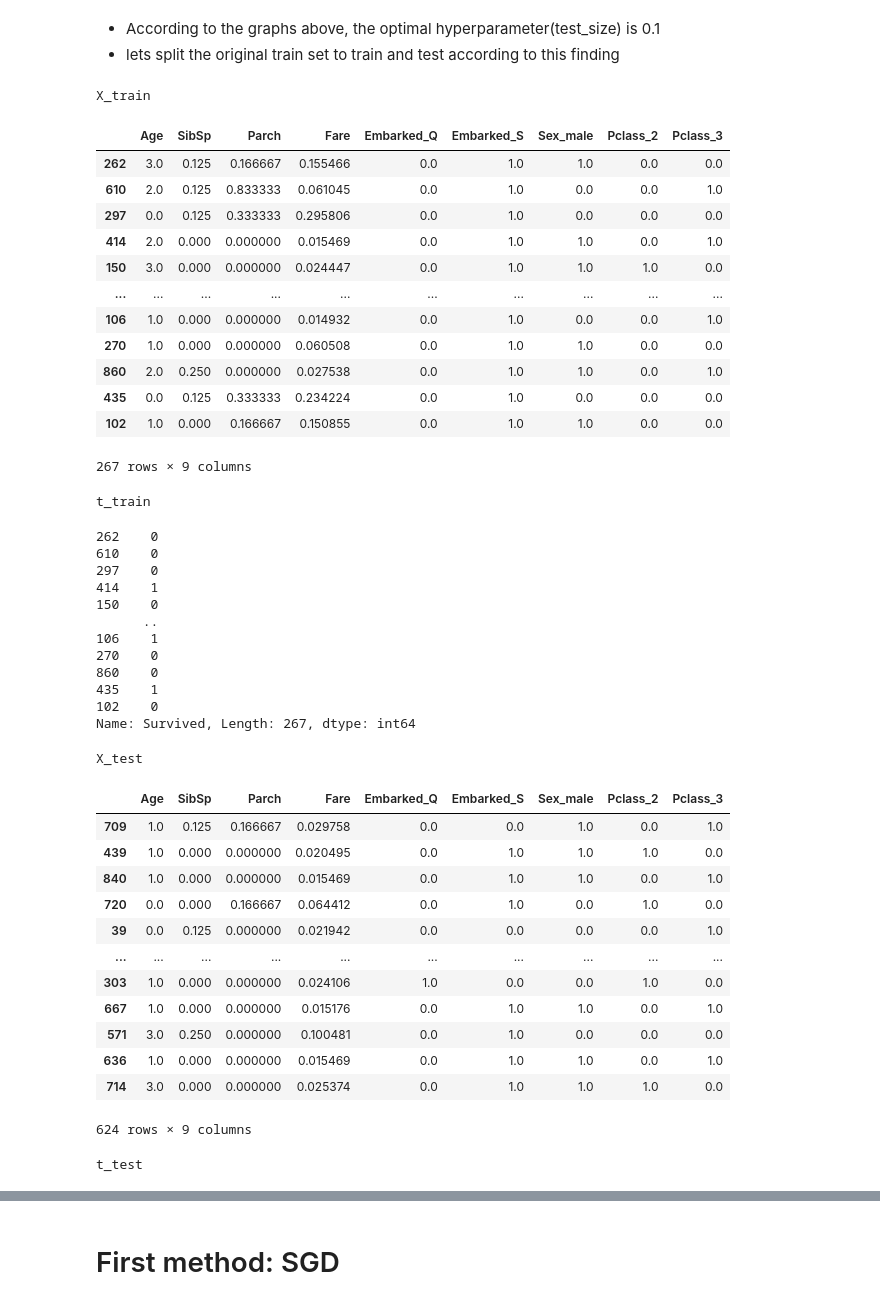
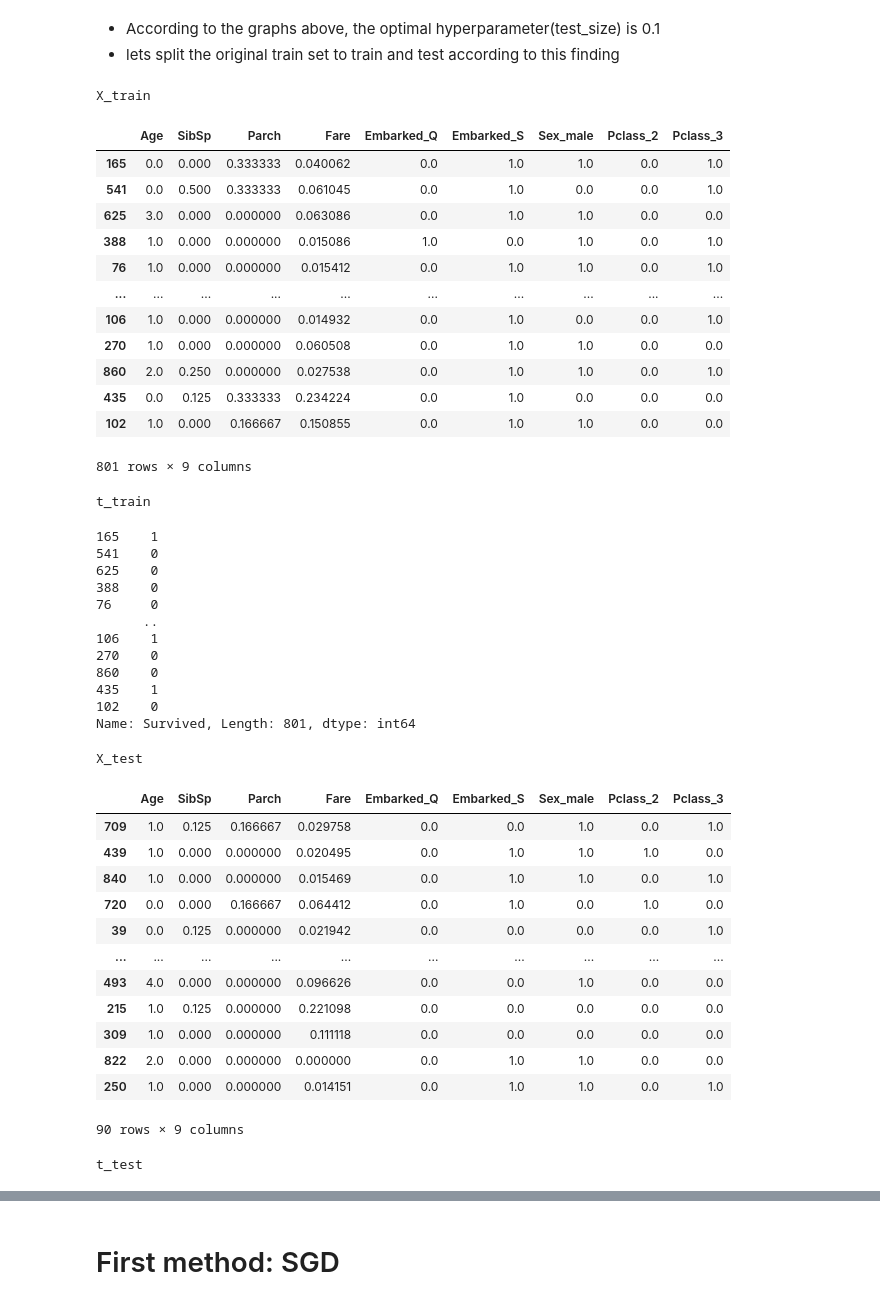
Before and after one commit to DorFerenc/Kaggle-ML-course, a Jupyter notebook: titanic-log.ipynb, the cells around one changed output, grey strips where cells are left out. Saved outputs shown, nothing was run; the diff lists cells and outputs as text; code cells hidden in the pictures.

```diff
--- a/titanic-log.ipynb
+++ b/titanic-log.ipynb
@@ -993,46 +993,46 @@ plot_score_and_loss_by_split(X, t)
 # %%
 # split the data to train and validation
 X_train, X_test, t_train, t_test = sklearn.model_selection.train_test_split(
-    X, t, test_size=0.70, random_state=42)
+    X, t, test_size=0.1, random_state=42)
 print('X_train')
 display(X_train)
 print()
 print('t_train')
 display(t_train)
 print()
 print('X_test')
 display(X_test)
 print()
 print('t_test')
 display(t_test)
 # %% [output]
 X_train
 |  | Age | SibSp | Parch | Fare | Embarked_Q | Embarked_S | Sex_male | Pclass_2 | Pclass_3 |
-| 262 | 3.0 | 0.125 | 0.166667 | 0.155466 | 0.0 | 1.0 | 1.0 | 0.0 | 0.0 |
-| 610 | 2.0 | 0.125 | 0.833333 | 0.061045 | 0.0 | 1.0 | 0.0 | 0.0 | 1.0 |
-| 297 | 0.0 | 0.125 | 0.333333 | 0.295806 | 0.0 | 1.0 | 0.0 | 0.0 | 0.0 |
-| 414 | 2.0 | 0.000 | 0.000000 | 0.015469 | 0.0 | 1.0 | 1.0 | 0.0 | 1.0 |
-| 150 | 3.0 | 0.000 | 0.000000 | 0.024447 | 0.0 | 1.0 | 1.0 | 1.0 | 0.0 |
+| 165 | 0.0 | 0.000 | 0.333333 | 0.040062 | 0.0 | 1.0 | 1.0 | 0.0 | 1.0 |
+| 541 | 0.0 | 0.500 | 0.333333 | 0.061045 | 0.0 | 1.0 | 0.0 | 0.0 | 1.0 |
+| 625 | 3.0 | 0.000 | 0.000000 | 0.063086 | 0.0 | 1.0 | 1.0 | 0.0 | 0.0 |
+| 388 | 1.0 | 0.000 | 0.000000 | 0.015086 | 1.0 | 0.0 | 1.0 | 0.0 | 1.0 |
+| 76 | 1.0 | 0.000 | 0.000000 | 0.015412 | 0.0 | 1.0 | 1.0 | 0.0 | 1.0 |
 | ... | ... | ... | ... | ... | ... | ... | ... | ... | ... |
 | 106 | 1.0 | 0.000 | 0.000000 | 0.014932 | 0.0 | 1.0 | 0.0 | 0.0 | 1.0 |
 | 270 | 1.0 | 0.000 | 0.000000 | 0.060508 | 0.0 | 1.0 | 1.0 | 0.0 | 0.0 |
 | 860 | 2.0 | 0.250 | 0.000000 | 0.027538 | 0.0 | 1.0 | 1.0 | 0.0 | 1.0 |
 | 435 | 0.0 | 0.125 | 0.333333 | 0.234224 | 0.0 | 1.0 | 0.0 | 0.0 | 0.0 |
 | 102 | 1.0 | 0.000 | 0.166667 | 0.150855 | 0.0 | 1.0 | 1.0 | 0.0 | 0.0 |
-267 rows × 9 columns
+801 rows × 9 columns
 t_train
-262    0
-610    0
-297    0
-414    1
-150    0
+165    1
+541    0
+625    0
+388    0
+76     0
       ..
 106    1
 270    0
 860    0
 435    1
 102    0
-Name: Survived, Length: 267, dtype: int64
+Name: Survived, Length: 801, dtype: int64
 X_test
 |  | Age | SibSp | Parch | Fare | Embarked_Q | Embarked_S | Sex_male | Pclass_2 | Pclass_3 |
 | 709 | 1.0 | 0.125 | 0.166667 | 0.029758 | 0.0 | 0.0 | 1.0 | 0.0 | 1.0 |
@@ -1041,12 +1041,12 @@ X_test
 | 720 | 0.0 | 0.000 | 0.166667 | 0.064412 | 0.0 | 1.0 | 0.0 | 1.0 | 0.0 |
 | 39 | 0.0 | 0.125 | 0.000000 | 0.021942 | 0.0 | 0.0 | 0.0 | 0.0 | 1.0 |
 | ... | ... | ... | ... | ... | ... | ... | ... | ... | ... |
-| 303 | 1.0 | 0.000 | 0.000000 | 0.024106 | 1.0 | 0.0 | 0.0 | 1.0 | 0.0 |
-| 667 | 1.0 | 0.000 | 0.000000 | 0.015176 | 0.0 | 1.0 | 1.0 | 0.0 | 1.0 |
-| 571 | 3.0 | 0.250 | 0.000000 | 0.100481 | 0.0 | 1.0 | 0.0 | 0.0 | 0.0 |
-| 636 | 1.0 | 0.000 | 0.000000 | 0.015469 | 0.0 | 1.0 | 1.0 | 0.0 | 1.0 |
-| 714 | 3.0 | 0.000 | 0.000000 | 0.025374 | 0.0 | 1.0 | 1.0 | 1.0 | 0.0 |
+| 493 | 4.0 | 0.000 | 0.000000 | 0.096626 | 0.0 | 0.0 | 1.0 | 0.0 | 0.0 |
+| 215 | 1.0 | 0.125 | 0.000000 | 0.221098 | 0.0 | 0.0 | 0.0 | 0.0 | 0.0 |
+| 309 | 1.0 | 0.000 | 0.000000 | 0.111118 | 0.0 | 0.0 | 0.0 | 0.0 | 0.0 |
+| 822 | 2.0 | 0.000 | 0.000000 | 0.000000 | 0.0 | 1.0 | 1.0 | 0.0 | 0.0 |
+| 250 | 1.0 | 0.000 | 0.000000 | 0.014151 | 0.0 | 1.0 | 1.0 | 0.0 | 1.0 |
-624 rows × 9 columns
+90 rows × 9 columns
 t_test
 709    1
 439    0
```
Also changed, not shown: parts of 7 cells of this notebook.
